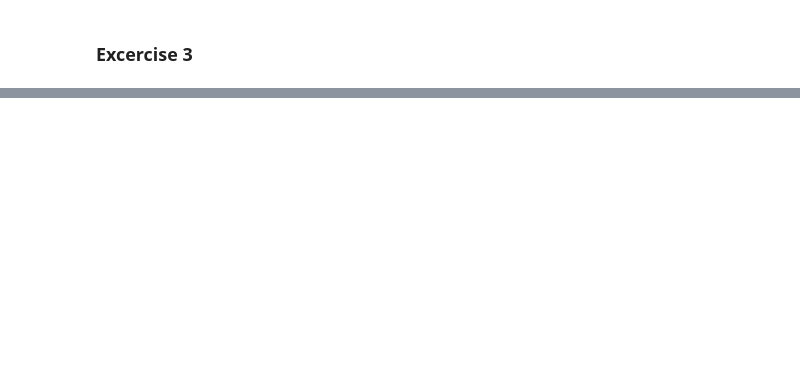
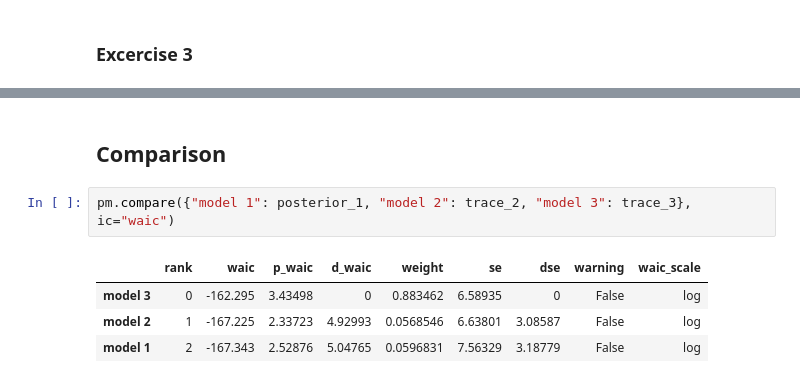
Before and after one commit to danhphan/bayesian-inferences, a Jupyter notebook: _00_rethink_stats_week3.ipynb, the cells around one changed output, grey strips where cells are left out. Cells and saved outputs as stored; diff of their text form; blank space fills up the shorter version.

Commit message:
add comparison waic

```diff
--- a/_00_rethink_stats_week3.ipynb
+++ b/_00_rethink_stats_week3.ipynb
@@ -280,0 +283,9 @@ array([<matplotlib.axes._subplots.AxesSubplot object at 0x...>],
+# %% [markdown]
+## Comparison
+# %%
+pm.compare({"model 1": posterior_1, "model 2": trace_2, "model 3": trace_3}, ic="waic")
+# %% [output]
+|  | rank | waic | p_waic | d_waic | weight | se | dse | warning | waic_scale |
+| model 3 | 0 | -162.295 | 3.43498 | 0 | 0.883462 | 6.58935 | 0 | False | log |
+| model 2 | 1 | -167.225 | 2.33723 | 4.92993 | 0.0568546 | 6.63801 | 3.08587 | False | log |
+| model 1 | 2 | -167.343 | 2.52876 | 5.04765 | 0.0596831 | 7.56329 | 3.18779 | False | log |
```
Also changed, not shown: parts of 13 cells of this notebook.
